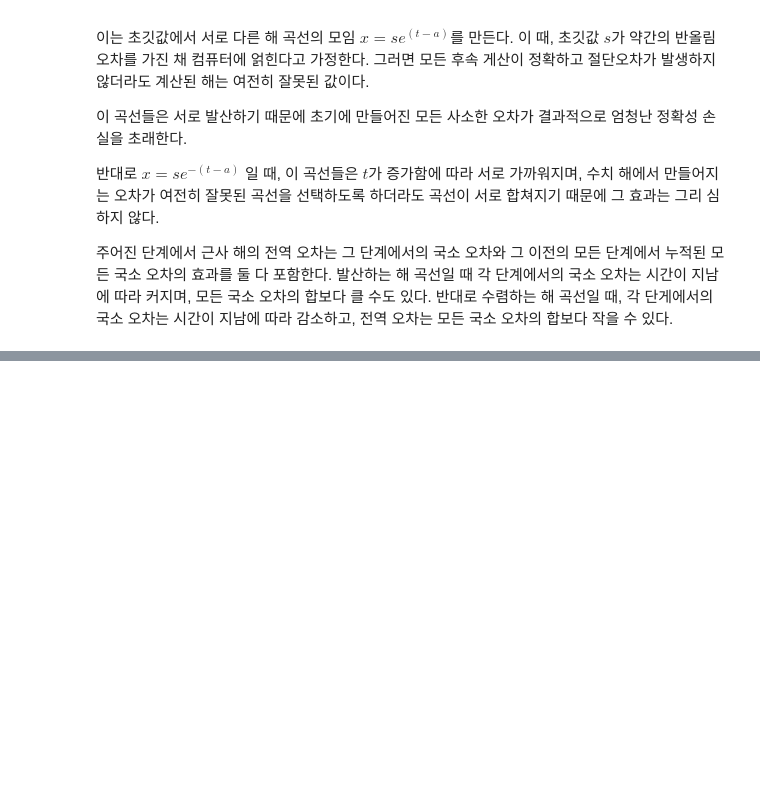
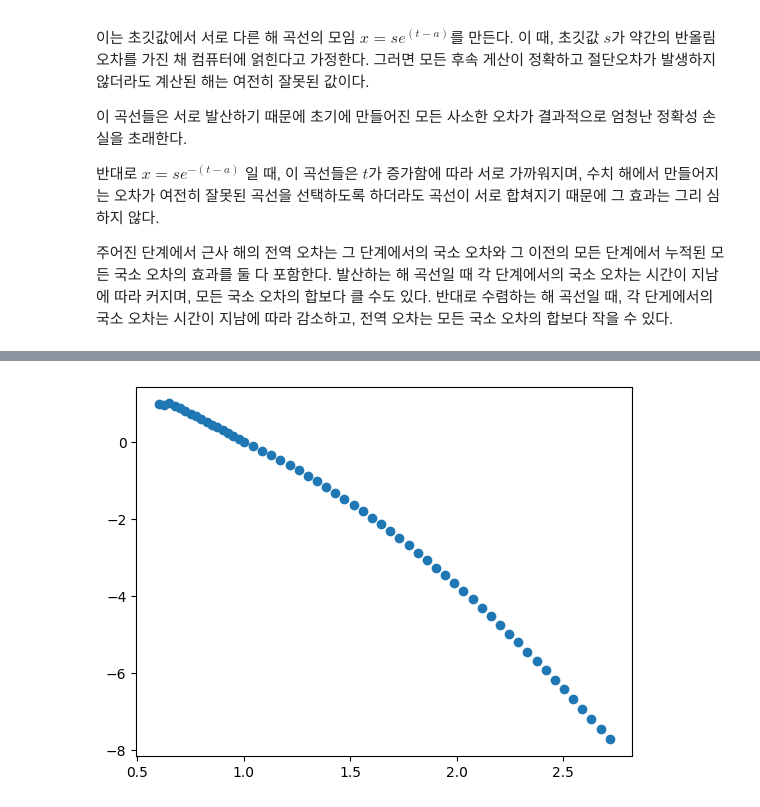
Before and after one commit to tirals88/Numerical-Mathematics-and-Computing, a Jupyter notebook: Chap7_Initial Values Problems.ipynb, the cells around one changed output, grey strips where cells are left out. Drawn from its saved outputs; the diff is of its cells as text; code cells hidden in the pictures; blank space fills up the shorter version.

```diff
--- a/Chap7_Initial Values Problems.ipynb
+++ b/Chap7_Initial Values Problems.ipynb
@@ -1033,0 +1325,9 @@ x(a) = s
+# %%
+val_t = vals.iloc[:, 0].to_numpy()
+val_x = vals.iloc[:, 1].to_numpy()
+val_x = (1-np.log(val_x))*val_x
+
+plt.scatter(val_t, val_x)
+plt.show()
+# %% [output]
+[figure, added]
```
Also changed, not shown: parts of 9 cells of this notebook.
